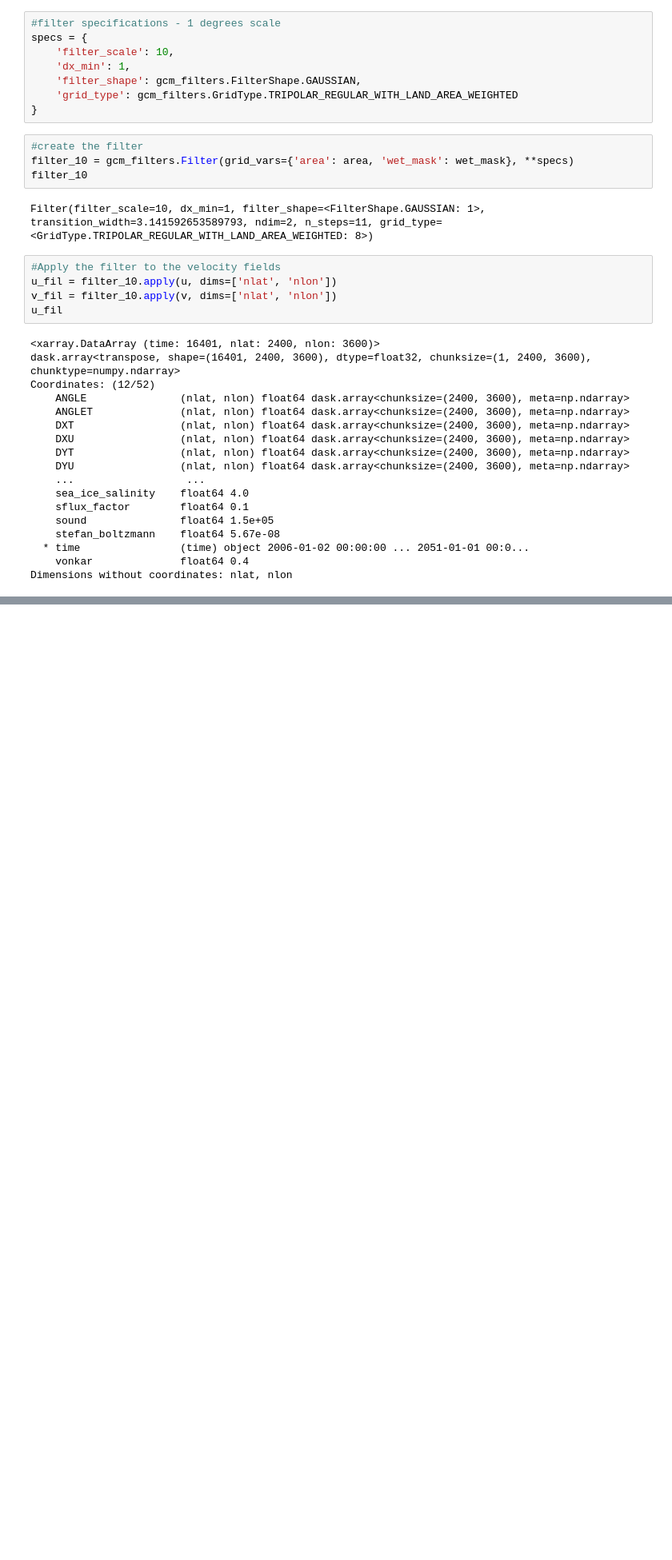
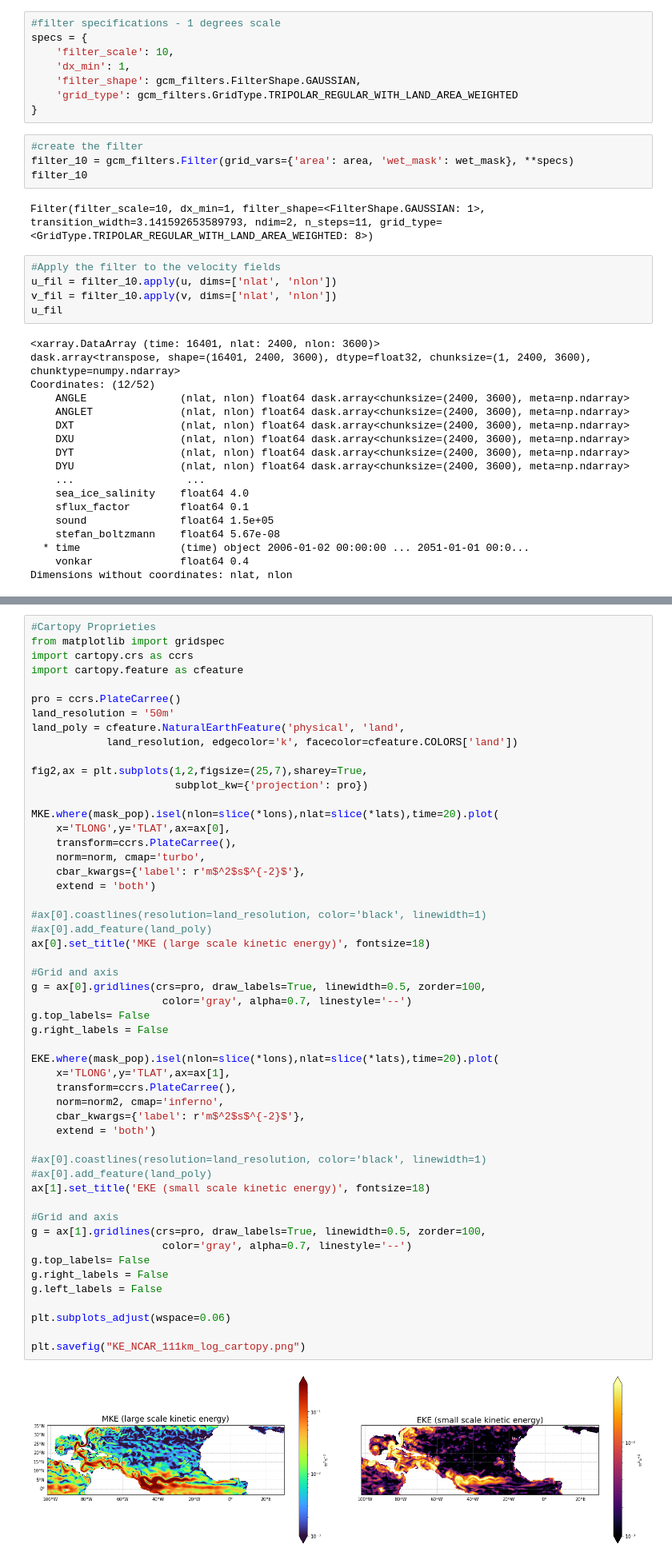
Before and after one commit to oceanhackweek/ohw22-proj-gcmfilters, a Jupyter notebook: KE_NCAR.ipynb, the cells around one changed output, grey strips where cells are left out. Shown at 80% size. Saved outputs shown, nothing was run; the diff lists cells and outputs as text; blank space fills up the shorter version.

```diff
--- a/KE_NCAR.ipynb
+++ b/KE_NCAR.ipynb
@@ -163,0 +224,54 @@ plt.savefig("KE_NCAR_111km_log.png")
+# %%
+#Cartopy Proprieties
+from matplotlib import gridspec
+import cartopy.crs as ccrs
+import cartopy.feature as cfeature
+
+pro = ccrs.PlateCarree()
+land_resolution = '50m'
+land_poly = cfeature.NaturalEarthFeature('physical', 'land',
+            land_resolution, edgecolor='k', facecolor=cfeature.COLORS['land'])
+
+fig2,ax = plt.subplots(1,2,figsize=(25,7),sharey=True,
+                       subplot_kw={'projection': pro})
+
+MKE.where(mask_pop).isel(nlon=slice(*lons),nlat=slice(*lats),time=20).plot(
+    x='TLONG',y='TLAT',ax=ax[0],
+    transform=ccrs.PlateCarree(),
+    norm=norm, cmap='turbo',
+    cbar_kwargs={'label': r'm$^2$s$^{-2}$'},
+    extend = 'both')
+
+#ax[0].coastlines(resolution=land_resolution, color='black', linewidth=1)
+#ax[0].add_feature(land_poly)
+ax[0].set_title('MKE (large scale kinetic energy)', fontsize=18)
+
+#Grid and axis
+g = ax[0].gridlines(crs=pro, draw_labels=True, linewidth=0.5, zorder=100,
+                     color='gray', alpha=0.7, linestyle='--')
+g.top_labels= False
+g.right_labels = False
+
+EKE.where(mask_pop).isel(nlon=slice(*lons),nlat=slice(*lats),time=20).plot(
+    x='TLONG',y='TLAT',ax=ax[1],
+    transform=ccrs.PlateCarree(),
+    norm=norm2, cmap='inferno',
+    cbar_kwargs={'label': r'm$^2$s$^{-2}$'},
+    extend = 'both')
+
+#ax[0].coastlines(resolution=land_resolution, color='black', linewidth=1)
+#ax[0].add_feature(land_poly)
+ax[1].set_title('EKE (small scale kinetic energy)', fontsize=18)
+
+#Grid and axis
+g = ax[1].gridlines(crs=pro, draw_labels=True, linewidth=0.5, zorder=100,
+                     color='gray', alpha=0.7, linestyle='--')
+g.top_labels= False
+g.right_labels = False
+g.left_labels = False
+
+plt.subplots_adjust(wspace=0.06)
+
+plt.savefig("KE_NCAR_111km_log_cartopy.png")
+# %% [output]
+[figure, added]
```
Also changed, not shown: parts of 23 cells of this notebook.
